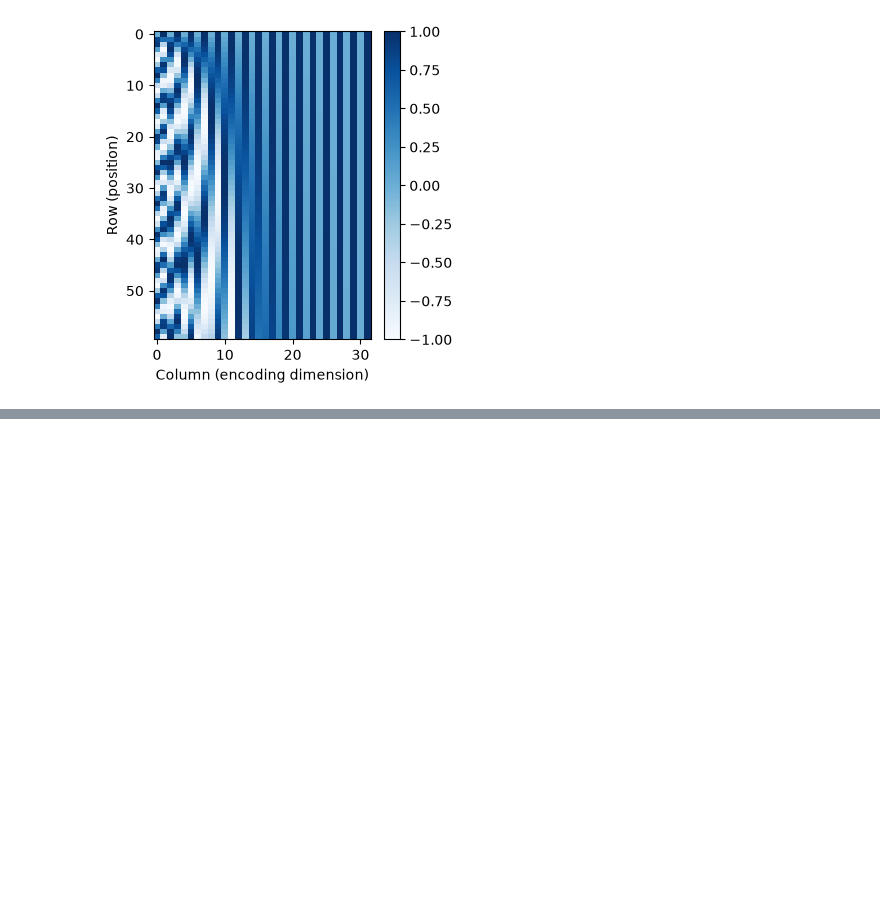
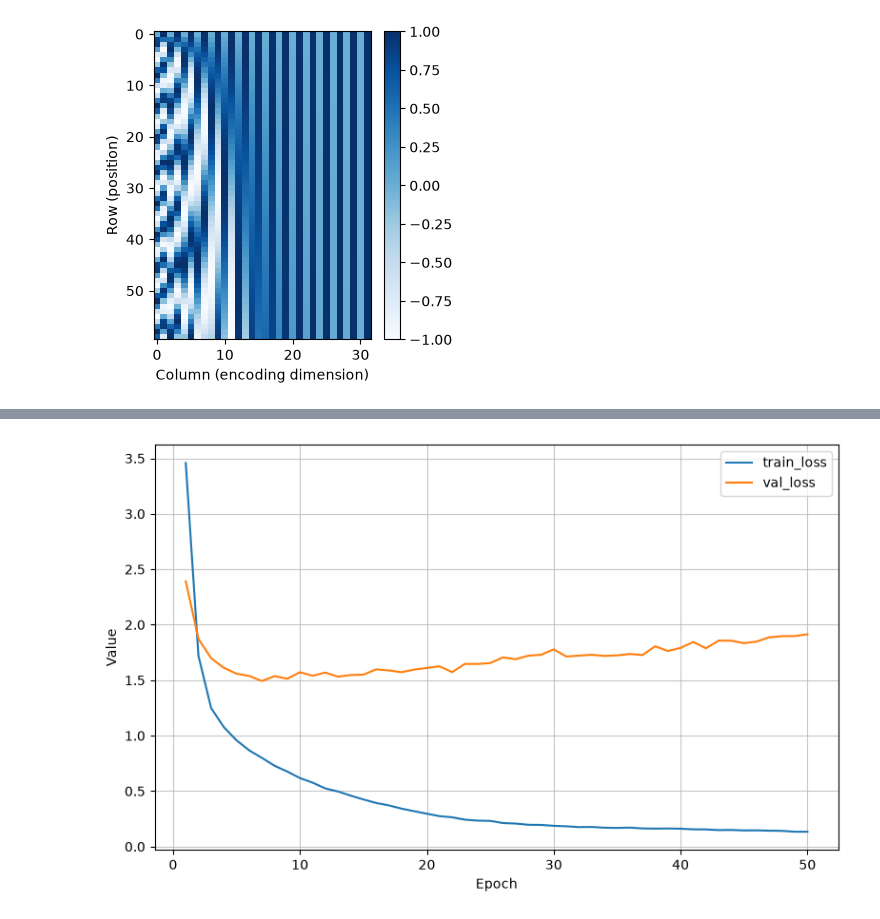
Before and after one commit to loki-git001/IPYNB-files, a Jupyter notebook: Transformers/learn_attention.ipynb, the cells around one changed output, grey strips where cells are left out. Saved outputs shown, nothing was run; the diff lists cells and outputs as text; code cells hidden in the pictures; blank space fills up the shorter version.

Commit message:
Leaned Transformer Architecture and trained on english to french dataset

```diff
--- a/Transformers/learn_attention.ipynb
+++ b/Transformers/learn_attention.ipynb
@@ -330,0 +791,14 @@ plt.show()
+# %%
+NUM_STEPS = 9
+
+src, src_valid_len = build_array(src_sentences, src_vocab, NUM_STEPS, is_target=False)
+
+tgt_full, _ = build_array(tgt_sentences, tgt_vocab, NUM_STEPS, is_target=True)
+
+tgt = tgt_full[:, :-1]
+label = tgt_full[:, 1:]
+
+print(src.shape)
+print(src_valid_len.shape)
+print(tgt.shape)
+print(label.shape)
@@ -330,0 +842,15 @@ plt.show()
+# %%
+class Seq2Seq(nn.Module):
+    def __init__(self, encoder, decoder):
+        super().__init__()
+        self.encoder = encoder
+        self.decoder = decoder
+
+    def forward(self, src, tgt, src_valid_len):
+        enc_outputs = self.encoder(src, src_valid_len)
+
+        state = self.decoder.init_state(enc_outputs, src_valid_len)
+
+        logits, state = self.decoder(tgt, state)
+
+        return logits
@@ -330,0 +969,17 @@ plt.show()
+# %%
+history = {"train_loss": [], "val_loss": []}
+
+EPOCHS = 50
+
+for epoch in range(EPOCHS):
+    print(f"Epoch {epoch + 1}" "----------------------------------------------")
+
+    train_loss = train_transformer(train_loader, model, optimizer, loss_fn, DEVICE)
+
+    val_loss = test_transformer(val_loader, model, loss_fn, DEVICE)
+
+    history["train_loss"].append(train_loss)
+    history["val_loss"].append(val_loss)
+
+plot_net(history)
+# %% [output]
@@ -330,0 +1003 @@ plt.show()
+[figure, added]
```
Also changed, not shown: parts of 39 cells of this notebook.
